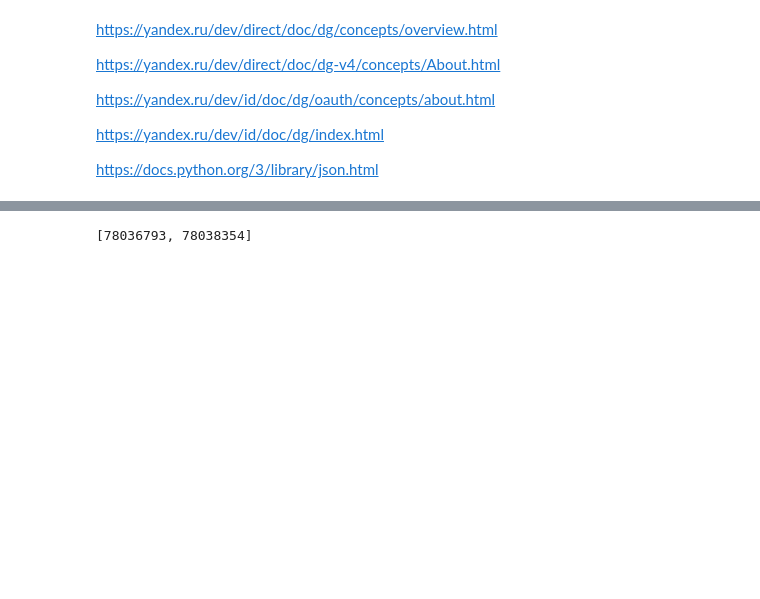
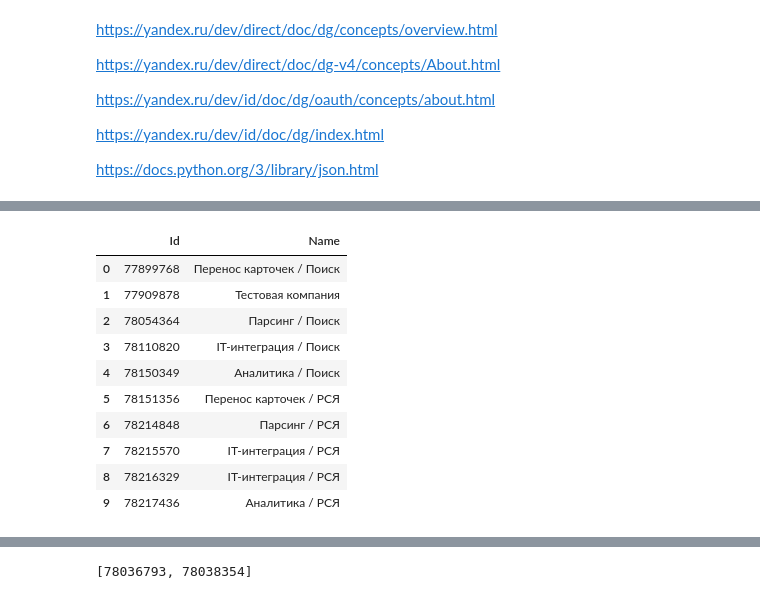
Before and after one commit to FED32/yandex_direct_parser, a Jupyter notebook: yandex_direct_class.ipynb, the cells around one changed output, grey strips where cells are left out. Drawn from its saved outputs; the diff is of its cells as text; code cells hidden in the pictures; blank space fills up the shorter version.

```diff
--- a/yandex_direct_class.ipynb
+++ b/yandex_direct_class.ipynb
@@ -885,0 +1711,16 @@ print(direct.get_forecast_list())
+# %%
+campaigns = direct.get_campaigns()
+camp_table = pd.DataFrame(campaigns['result']['Campaigns'])
+camp_table
+# %% [output]
+|  | Id | Name |
+| 0 | 77899768 | Перенос карточек / Поиск |
+| 1 | 77909878 | Тестовая компания |
+| 2 | 78054364 | Парсинг / Поиск |
+| 3 | 78110820 | IT-интеграция / Поиск |
+| 4 | 78150349 | Аналитика / Поиск |
+| 5 | 78151356 | Перенос карточек / РСЯ |
+| 6 | 78214848 | Парсинг / РСЯ |
+| 7 | 78215570 | IT-интеграция / РСЯ |
+| 8 | 78216329 | IT-интеграция / РСЯ |
+| 9 | 78217436 | Аналитика / РСЯ |
```
Also changed, not shown: parts of 27 cells of this notebook.
